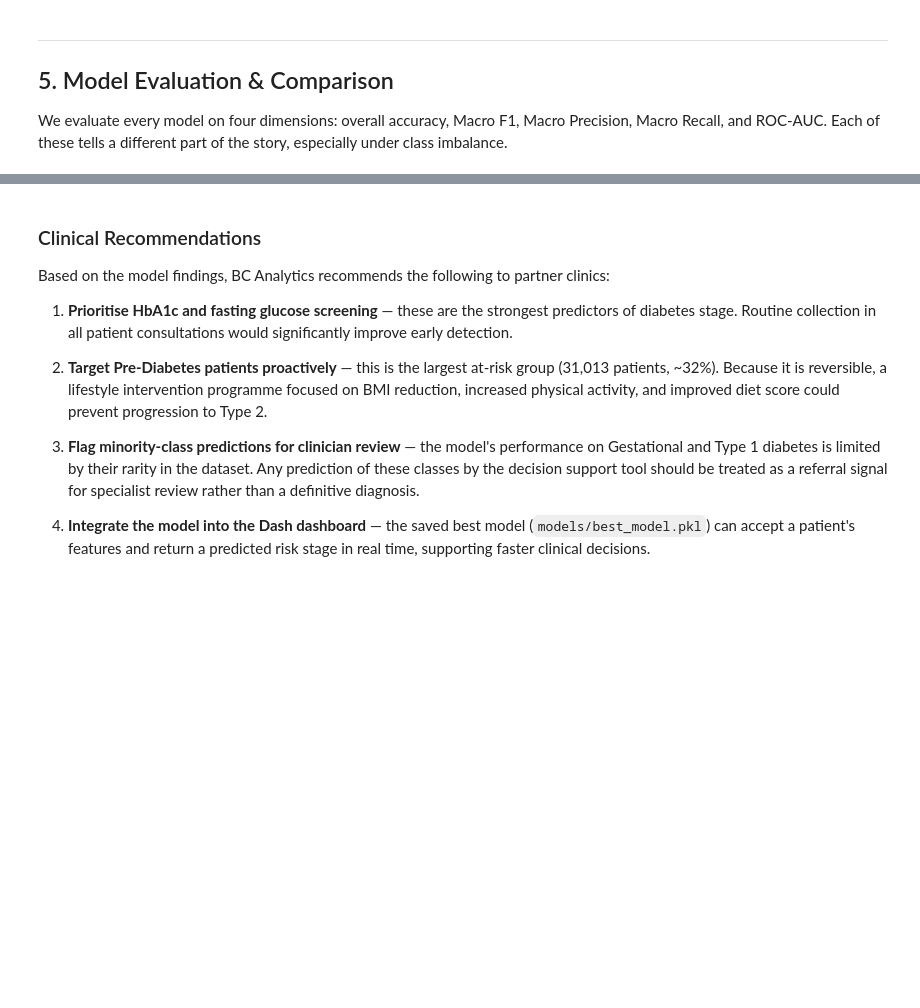
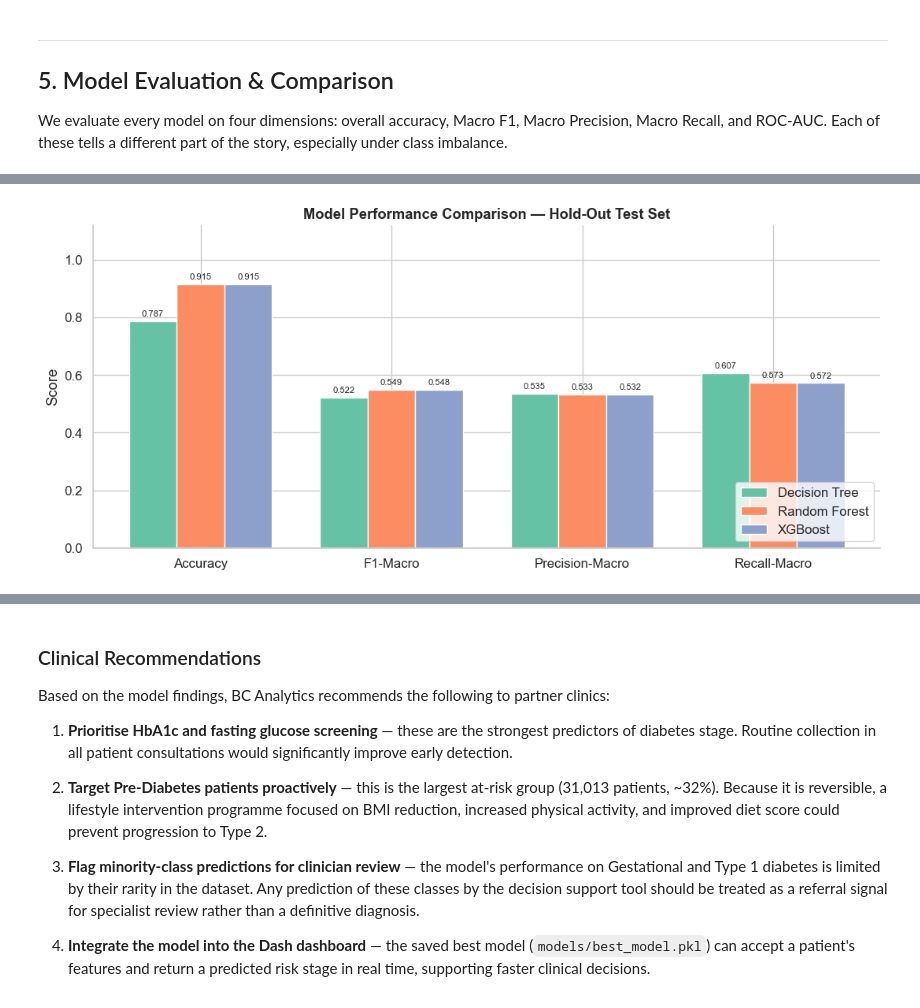
Before and after one commit to RodneyMlotshwa/diabetes-risk-management-system, a Jupyter notebook: notebooks/03_risk_classification.ipynb, the cells around one changed output, grey strips where cells are left out. Drawn from its saved outputs; the diff is of its cells as text; code cells hidden in the pictures; blank space fills up the shorter version.

```diff
--- a/notebooks/03_risk_classification.ipynb
+++ b/notebooks/03_risk_classification.ipynb
@@ -427,26 +459,34 @@ display(styled)
 # %%
-# ── 5.2 Grouped bar chart ─────────────────────────────────────────────────────
+# Grouped bar chart
 plot_metrics  = ['Test Accuracy', 'Test F1-Macro',
                  'Test Precision-Macro', 'Test Recall-Macro']
-plot_data     = results_df[plot_metrics].astype(float)
+plot_data     = results_df[['Model'] + plot_metrics].copy()
+plot_data[plot_metrics] = plot_data[plot_metrics].astype(float)
 
 x       = np.arange(len(plot_metrics))
 width   = 0.25
 
+# Define enough colors for all models
+COLORS = sns.color_palette('Set2', n_colors=len(plot_data))
+
 fig, ax = plt.subplots(figsize=(11, 5))
-for i, (model_name, row) in enumerate(plot_data.iterrows()):
-    bars = ax.bar(x + i * width, row.values, width,
+for i, row in enumerate(plot_data.itertuples(index=False)):
+    model_name = row.Model
+    values = row[1:]  # skip the Model column
+    bars = ax.bar(x + i * width, values, width,
                   label=model_name, color=COLORS[i], edgecolor='white')
     ax.bar_label(bars, fmt='%.3f', padding=3, fontsize=8)
 
 ax.set_xticks(x + width)
 ax.set_xticklabels([m.replace('Test ', '') for m in plot_metrics])
 ax.set_ylim(0, 1.12)
 ax.set_ylabel('Score')
 ax.set_title('Model Performance Comparison — Hold-Out Test Set', fontweight='bold')
 ax.legend(loc='lower right')
 sns.despine()
 plt.tight_layout()
 plt.savefig('outputs/model_comparison_bar.png', dpi=150, bbox_inches='tight')
 plt.show()
+# %% [output]
+[figure, added]
 # %%
```
Also changed, not shown: parts of 21 cells of this notebook, 12 other files.
